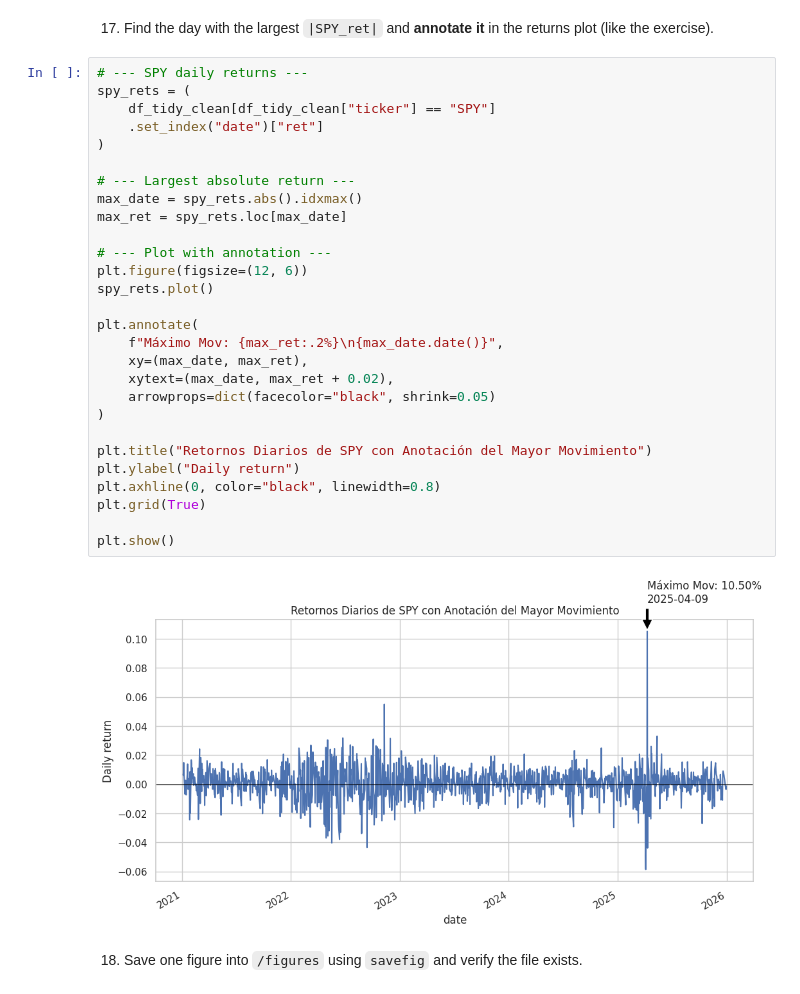
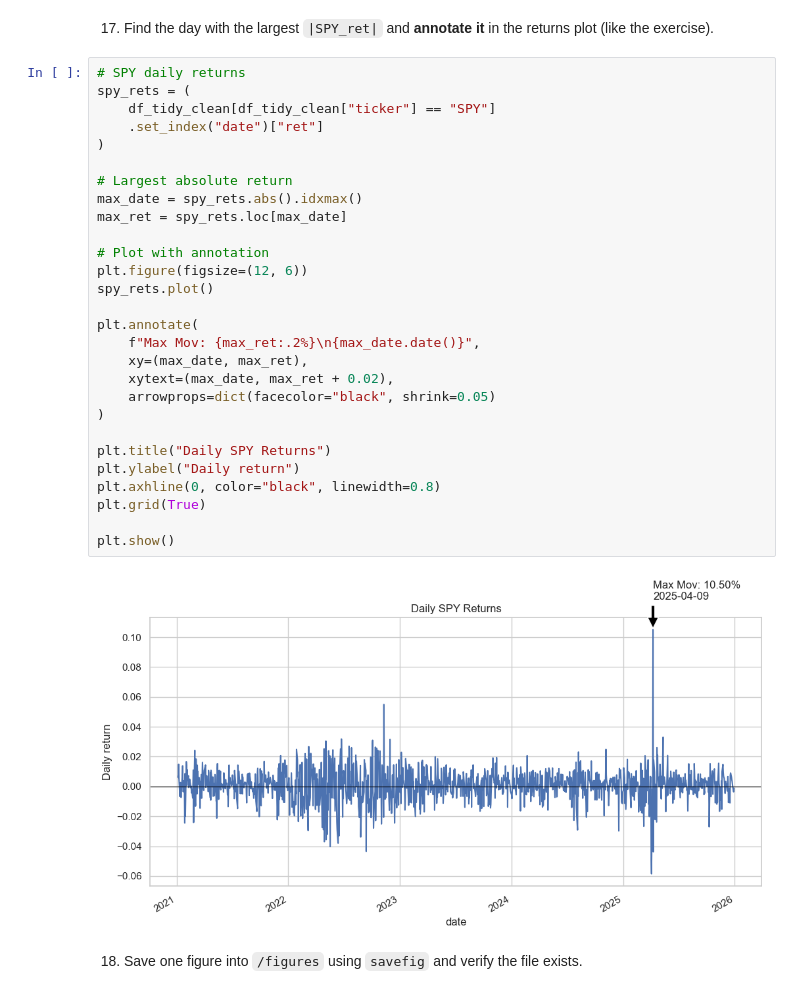
Before and after one commit to anzonyquispe/Python-for-Finance, a Jupyter notebook: homeworks/Assignment_3/Group 6.ipynb, the cells around one changed output. Saved outputs shown, nothing was run; the diff lists cells and outputs as text.

```diff
--- a/homeworks/Assignment_3/Group 6.ipynb
+++ b/homeworks/Assignment_3/Group 6.ipynb
@@ -658,35 +662,35 @@ plt.show()
 # %% [markdown]
 17. Find the day with the largest `|SPY_ret|` and **annotate it** in the returns plot (like the exercise).
 # %%
-# --- SPY daily returns ---
+# SPY daily returns
 spy_rets = (
     df_tidy_clean[df_tidy_clean["ticker"] == "SPY"]
     .set_index("date")["ret"]
 )
 
-# --- Largest absolute return ---
+# Largest absolute return
 max_date = spy_rets.abs().idxmax()
 max_ret = spy_rets.loc[max_date]
 
-# --- Plot with annotation ---
+# Plot with annotation
 plt.figure(figsize=(12, 6))
 spy_rets.plot()
 
 plt.annotate(
-    f"Máximo Mov: {max_ret:.2%}\n{max_date.date()}",
+    f"Max Mov: {max_ret:.2%}\n{max_date.date()}",
     xy=(max_date, max_ret),
     xytext=(max_date, max_ret + 0.02),
     arrowprops=dict(facecolor="black", shrink=0.05)
 )
 
-plt.title("Retornos Diarios de SPY con Anotación del Mayor Movimiento")
+plt.title("Daily SPY Returns")
 plt.ylabel("Daily return")
 plt.axhline(0, color="black", linewidth=0.8)
 plt.grid(True)
 
 plt.show()
 # %% [output]
-[figure, old version]
+[figure, new version]
 # %% [markdown]
 18. Save one figure into `/figures` using `savefig` and verify the file exists.
 # %%
```
Also changed, not shown: parts of 19 cells of this notebook, 1 other file.
